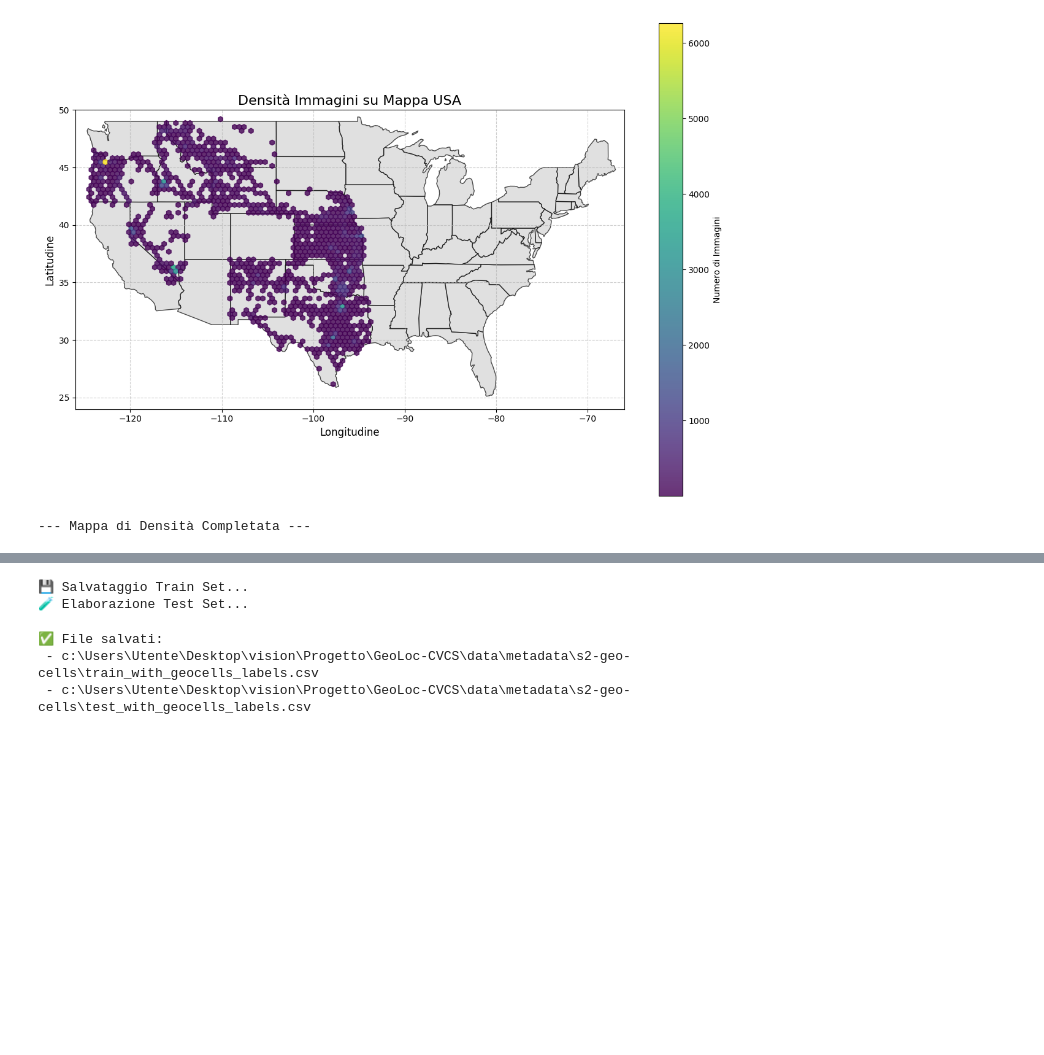
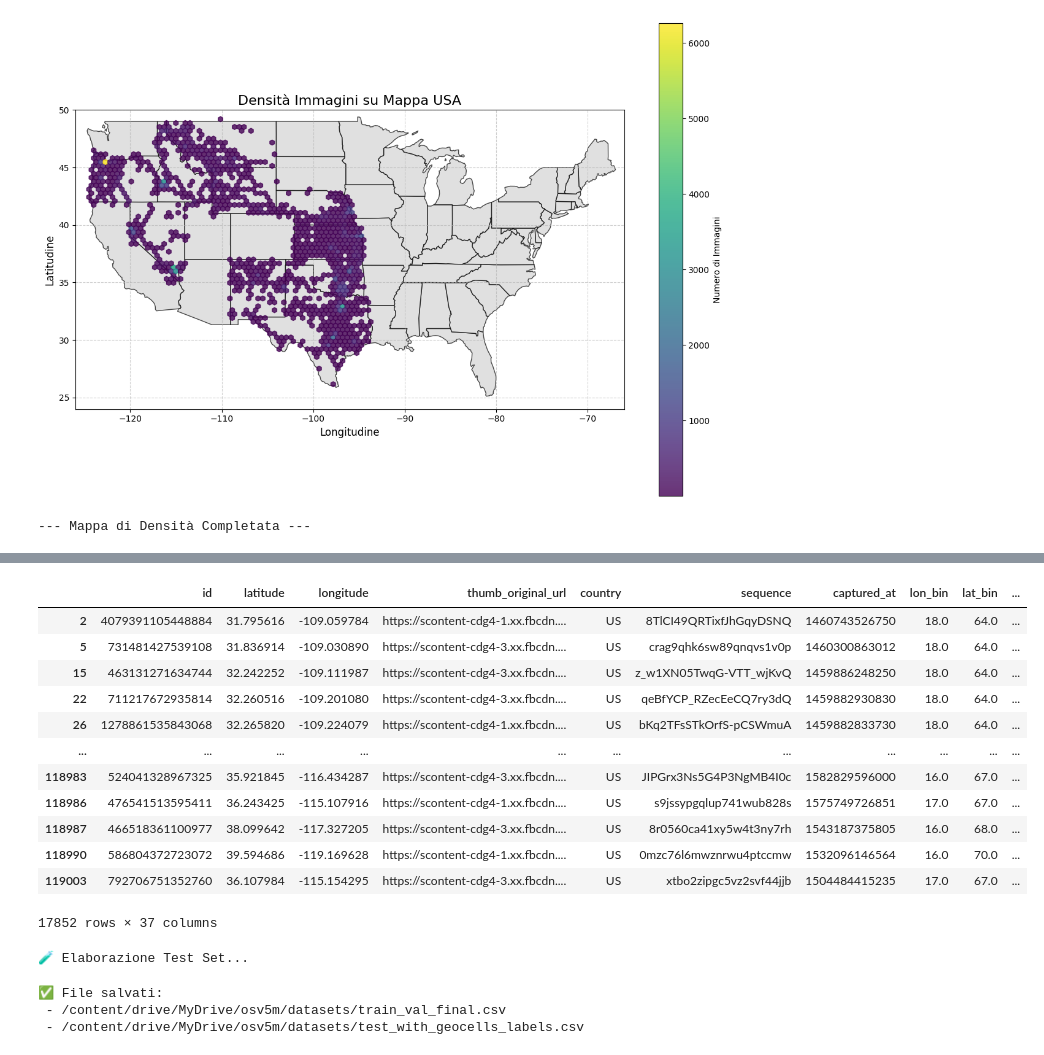
Before and after one commit to MatteoCamillo-code/GeoLoc-CVCS, a Jupyter notebook: src/notebooks/s2_configuration.ipynb, the cells around one changed output, grey strips where cells are left out. Saved outputs shown, nothing was run; the diff lists cells and outputs as text; code cells hidden in the pictures; blank space fills up the shorter version.

Commit message:
Data Augmentation and works for Windows

```diff
--- a/src/notebooks/s2_configuration.ipynb
+++ b/src/notebooks/s2_configuration.ipynb
@@ -110,7 +75,7 @@ def fast_assign_label(point_s2_id, lookup_dict):
         parent_token = point_s2_id.parent(lvl).to_token()
         if parent_token in lookup_dict:
             return lookup_dict[parent_token]
-    return -1
+    return '-1' # Modified to return a string '-1'
 
 def run_partitioning(df_points, tau_max, start_level=4):
     leaf_cells_result = []
@@ -132,10 +97,33 @@ def run_partitioning(df_points, tau_max, start_level=4):
         partition(start_id, relevant_points)
     return leaf_cells_result
 # %%
+#Partitioning
+
 # --- CARICAMENTO DATI ---
 print("🛰️ Caricamento dati...")
 df = pd.read_csv(INPUT_TRAIN)
 df['s2_cell'] = [get_s2_cell_id(lat, lng) for lat, lng in zip(df['latitude'], df['longitude'])]
+
+
+# --- TRAIN-VAL SPLIT ---
+
+# 80%-15% train-val splitting indices
+
+np.random.seed(42)
+
+split_ratio = 0.85
+
+train_len = int(split_ratio*len(df))
+
+train_indices = np.sort(np.random.choice(len(df), size=train_len, replace=False))
+
+print(f"Train set size: {train_len}")
+
+df['is_train'] = 0
+df.loc[train_indices, 'is_train'] = 1 # Corrected chained assignment
+
+df_train = df[df['is_train']==1].copy() # Ensure df_train is a copy to avoid SettingWithCopyWarning
+
 
 # --- CONFIGURAZIONI ---
 configs = [
@@ -151,7 +139,7 @@ for cfg in configs:
     print(f"\n🔄 Partizionamento {cfg['name']} (tau_max={cfg['tau_max']})...")
 
     # 1. Calcolo celle foglia
-    leaves = run_partitioning(df, cfg['tau_max'])
+    leaves = run_partitioning(df_train, cfg['tau_max'])
     trained_partitions[cfg['name']] = leaves
 
     # --- AGGIUNTA: Stampa del numero di celle create ---
@@ -160,11 +148,12 @@ for cfg in configs:
     # --------------------------------------------------
 
     # 2. Creazione lookup e assegnazione labels
-    lookup = {leaf['cell_id'].to_token(): idx for idx, leaf in enumerate(leaves)}
+    # Modified to use cell_id.to_token() as the label instead of an integer index
+    lookup = {leaf['cell_id'].to_token(): leaf['cell_id'].to_token() for leaf in leaves}
     trained_lookups[cfg['name']] = lookup
 
     col_name = f"label_{cfg['name']}"
-    df[col_name] = [fast_assign_label(p, lookup) for p in tqdm(df['s2_cell'], desc="   Mapping")]
+    df_train.loc[:, col_name] = [fast_assign_label(p, lookup) for p in tqdm(df_train['s2_cell'], desc="   Mapping")] # Corrected chained assignment
 
 print("\n✅ Calcolo completato.")
 # %% [output]
@@ -209,0 +209,25 @@ plt.show()
+# %%
+# Elaborazione e Salvataggio validation
+df_val = df[df['is_train']==0].copy()
+df_val['s2_cell'] = [get_s2_cell_id(lat, lng) for lat, lng in zip(df_val['latitude'], df_val['longitude'])]
+
+for cfg in configs:
+    name = cfg['name']
+    lookup = trained_lookups[name]
+    df_val[f"label_{name}"] = [fast_assign_label(p, lookup) for p in tqdm(df_val['s2_cell'], desc=f"   Matching {name}")]
+
+df_val.drop(columns=['s2_cell'])
+# %% [output]
+|  | id | latitude | longitude | thumb_original_url | country | sequence | captured_at | lon_bin | lat_bin | ... |
+| 2 | 4079391105448884 | 31.795616 | -109.059784 | https://scontent-cdg4-1.xx.fbcdn.... | US | 8TlCI49QRTixfJhGqyDSNQ | 1460743526750 | 18.0 | 64.0 | ... |
+| 5 | 731481427539108 | 31.836914 | -109.030890 | https://scontent-cdg4-3.xx.fbcdn.... | US | crag9qhk6sw89qnqvs1v0p | 1460300863012 | 18.0 | 64.0 | ... |
+| 15 | 463131271634744 | 32.242252 | -109.111987 | https://scontent-cdg4-3.xx.fbcdn.... | US | z_w1XN05TwqG-VTT_wjKvQ | 1459886248250 | 18.0 | 64.0 | ... |
+| 22 | 711217672935814 | 32.260516 | -109.201080 | https://scontent-cdg4-3.xx.fbcdn.... | US | qeBfYCP_RZecEeCQ7ry3dQ | 1459882930830 | 18.0 | 64.0 | ... |
+| 26 | 1278861535843068 | 32.265820 | -109.224079 | https://scontent-cdg4-1.xx.fbcdn.... | US | bKq2TFsSTkOrfS-pCSWmuA | 1459882833730 | 18.0 | 64.0 | ... |
+| ... | ... | ... | ... | ... | ... | ... | ... | ... | ... | ... |
+| 118983 | 524041328967325 | 35.921845 | -116.434287 | https://scontent-cdg4-3.xx.fbcdn.... | US | JIPGrx3Ns5G4P3NgMB4I0c | 1582829596000 | 16.0 | 67.0 | ... |
+| 118986 | 476541513595411 | 36.243425 | -115.107916 | https://scontent-cdg4-1.xx.fbcdn.... | US | s9jssypgqlup741wub828s | 1575749726851 | 17.0 | 67.0 | ... |
+| 118987 | 466518361100977 | 38.099642 | -117.327205 | https://scontent-cdg4-3.xx.fbcdn.... | US | 8r0560ca41xy5w4t3ny7rh | 1543187375805 | 16.0 | 68.0 | ... |
+| 118990 | 586804372723072 | 39.594686 | -119.169628 | https://scontent-cdg4-1.xx.fbcdn.... | US | 0mzc76l6mwznrwu4ptccmw | 1532096146564 | 16.0 | 70.0 | ... |
+| 119003 | 792706751352760 | 36.107984 | -115.154295 | https://scontent-cdg4-3.xx.fbcdn.... | US | xtbo2zipgc5vz2svf44jjb | 1504484415235 | 17.0 | 67.0 | ... |
+17852 rows × 37 columns
@@ -210,8 +245,4 @@ plt.show()
 # %%
-# Salvataggio TRAIN
-print("💾 Salvataggio Train Set...")
-df.drop(columns=['s2_cell']).to_csv(OUTPUT_TRAIN, index=False)
-
 # Elaborazione e Salvataggio TEST
 if os.path.exists(INPUT_TEST):
     print("🧪 Elaborazione Test Set...")
@@ -228,8 +259,7 @@ if os.path.exists(INPUT_TEST):
 else:
     print("⚠️ File test non trovato, salvato solo il train.")
 # %% [output]
-💾 Salvataggio Train Set...
 🧪 Elaborazione Test Set...
 ✅ File salvati:
- - c:\Users\Utente\Desktop\vision\Progetto\GeoLoc-CVCS\data\metadata\s2-geo-cells\train_with_geocells_labels.csv
- - c:\Users\Utente\Desktop\vision\Progetto\GeoLoc-CVCS\data\metadata\s2-geo-cells\test_with_geocells_labels.csv
+ - /content/drive/MyDrive/osv5m/datasets/train_val_final.csv
+ - /content/drive/MyDrive/osv5m/datasets/test_with_geocells_labels.csv
```
Also changed, not shown: parts of 22 cells of this notebook, 10 other files.
